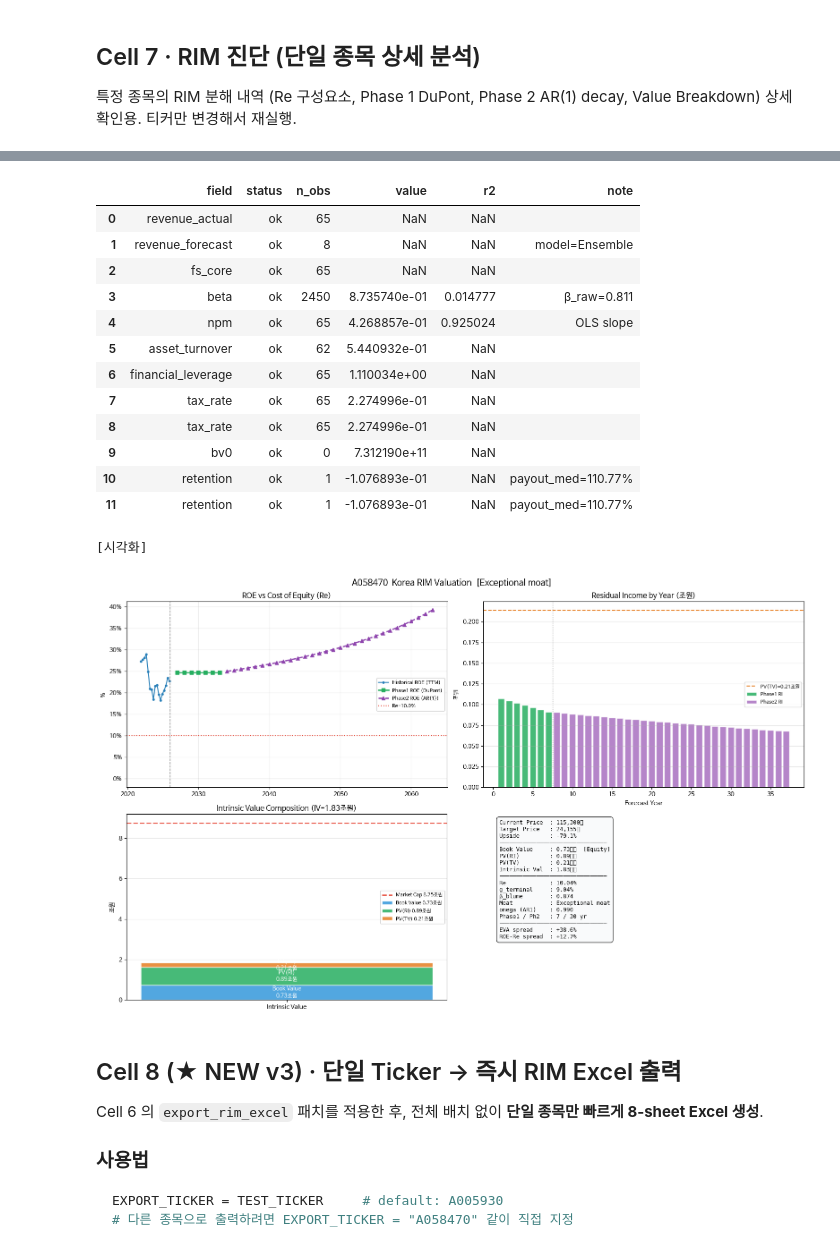
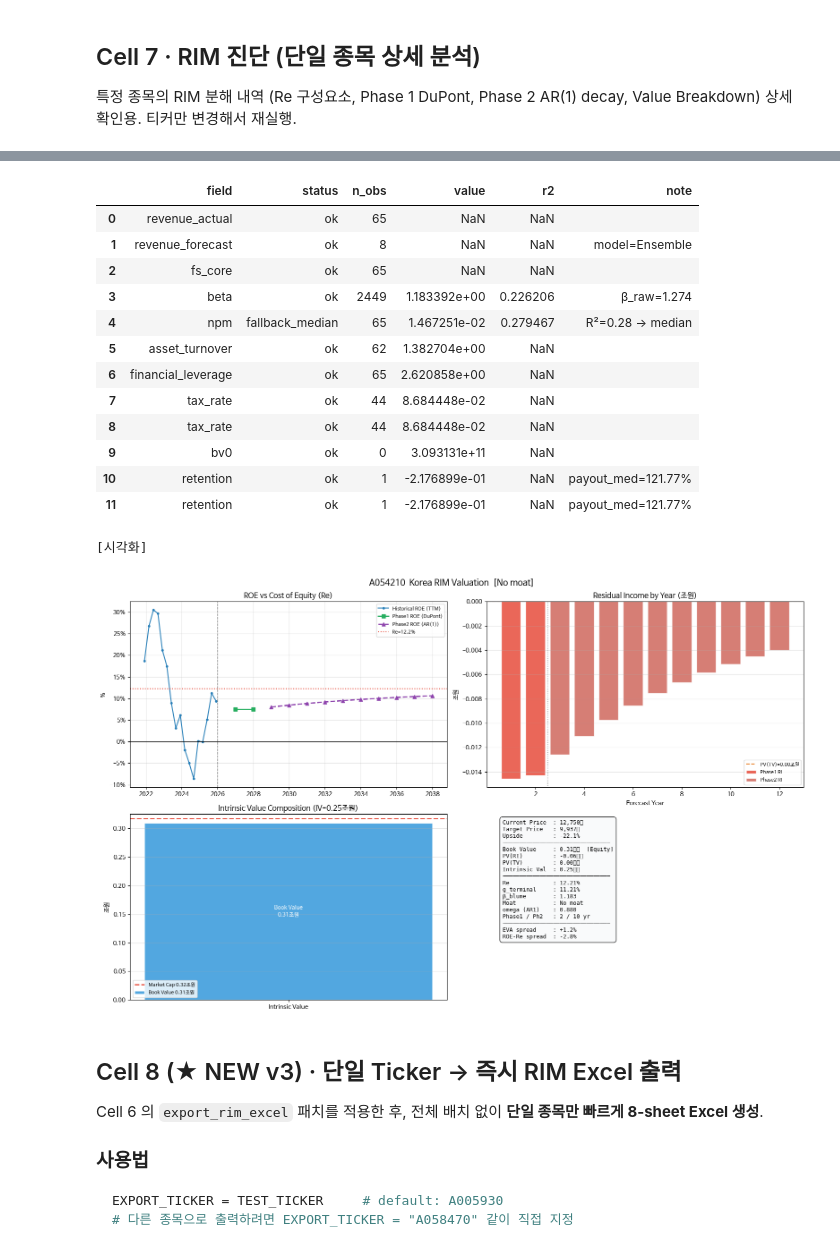
Before and after one commit to stox74/stock_forecast, a Jupyter notebook: Korea_Market/valuation/KR_FCFF_Valuation/korea_rim_valuation_v3.ipynb, the cells around one changed output, grey strips where cells are left out. Saved outputs shown, nothing was run; the diff lists cells and outputs as text; code cells hidden in the pictures.

```diff
--- a/Korea_Market/valuation/KR_FCFF_Valuation/korea_rim_valuation_v3.ipynb
+++ b/Korea_Market/valuation/KR_FCFF_Valuation/korea_rim_valuation_v3.ipynb
@@ -2615,7 +2615,7 @@ print("  → 8-sheet RIM Excel 생성. 옵션 B 적용으로 Excel TP = Model TP
 
 특정 종목의 RIM 분해 내역 (Re 구성요소, Phase 1 DuPont, Phase 2 AR(1) decay, Value Breakdown) 상세 확인용. 티커만 변경해서 재실행.
 # %%
-DIAG_TICKER = TEST_TICKER     # ← 변경해서 분석할 종목 지정
+DIAG_TICKER = "A054210"    # ← 변경해서 분석할 종목 지정
 
 print(f"[Diagnostics] Running KoreaRIMModel for {DIAG_TICKER} ...")
 _rm = KoreaRIMModel(ticker=DIAG_TICKER, engine=engine, db_info=db_info,
@@ -2740,18 +2740,18 @@ _rm.plot()
 |  | field | status | n_obs | value | r2 | note |
 | 0 | revenue_actual | ok | 65 | NaN | NaN |  |
 | 1 | revenue_forecast | ok | 8 | NaN | NaN | model=Ensemble |
 | 2 | fs_core | ok | 65 | NaN | NaN |  |
-| 3 | beta | ok | 2450 | 8.735740e-01 | 0.014777 | β_raw=0.811 |
-| 4 | npm | ok | 65 | 4.268857e-01 | 0.925024 | OLS slope |
-| 5 | asset_turnover | ok | 62 | 5.440932e-01 | NaN |  |
-| 6 | financial_leverage | ok | 65 | 1.110034e+00 | NaN |  |
-| 7 | tax_rate | ok | 65 | 2.274996e-01 | NaN |  |
-| 8 | tax_rate | ok | 65 | 2.274996e-01 | NaN |  |
-| 9 | bv0 | ok | 0 | 7.312190e+11 | NaN |  |
-| 10 | retention | ok | 1 | -1.076893e-01 | NaN | payout_med=110.77% |
-| 11 | retention | ok | 1 | -1.076893e-01 | NaN | payout_med=110.77% |
+| 3 | beta | ok | 2449 | 1.183392e+00 | 0.226206 | β_raw=1.274 |
+| 4 | npm | fallback_median | 65 | 1.467251e-02 | 0.279467 | R²=0.28 → median |
+| 5 | asset_turnover | ok | 62 | 1.382704e+00 | NaN |  |
+| 6 | financial_leverage | ok | 65 | 2.620858e+00 | NaN |  |
+| 7 | tax_rate | ok | 44 | 8.684448e-02 | NaN |  |
+| 8 | tax_rate | ok | 44 | 8.684448e-02 | NaN |  |
+| 9 | bv0 | ok | 0 | 3.093131e+11 | NaN |  |
+| 10 | retention | ok | 1 | -2.176899e-01 | NaN | payout_med=121.77% |
+| 11 | retention | ok | 1 | -2.176899e-01 | NaN | payout_med=121.77% |
 [시각화]
-[figure, old version]
+[figure, new version]
 # %% [markdown]
 ## Cell 8 (★ NEW v3) · 단일 Ticker → 즉시 RIM Excel 출력
 
```
Also changed, not shown: parts of 5 cells of this notebook, 2 other files.
